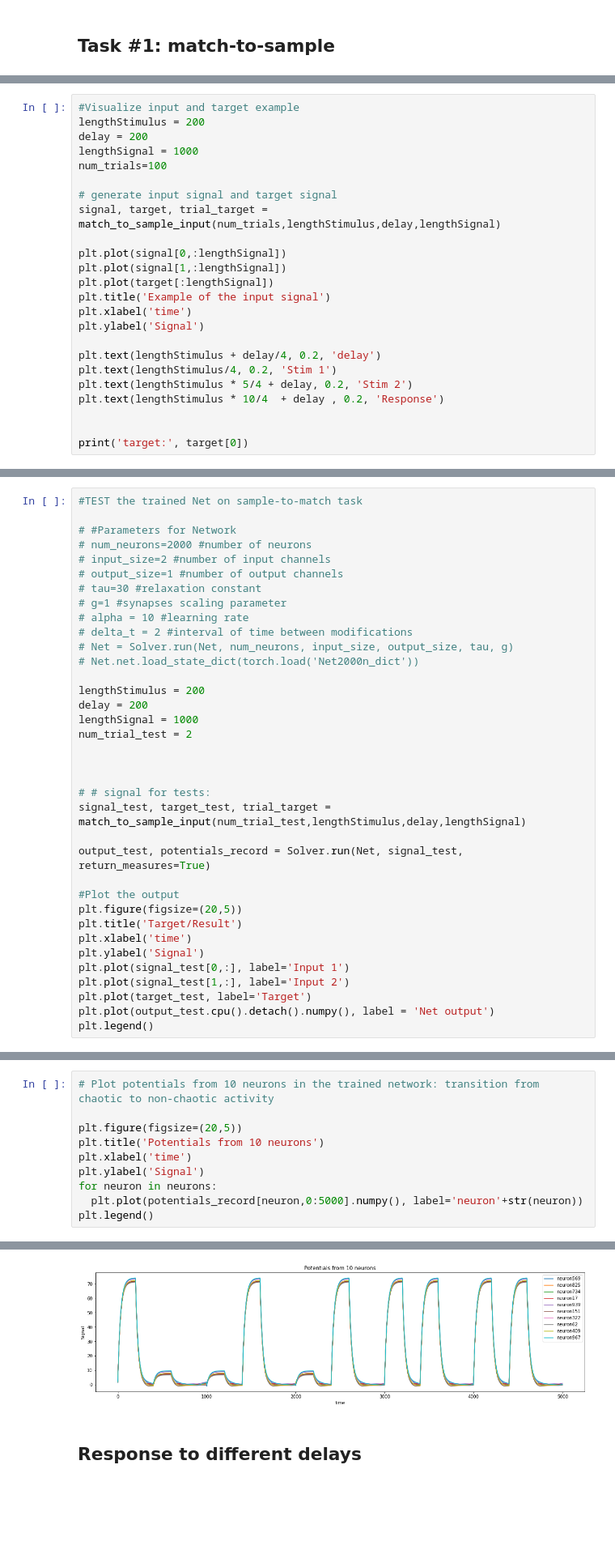
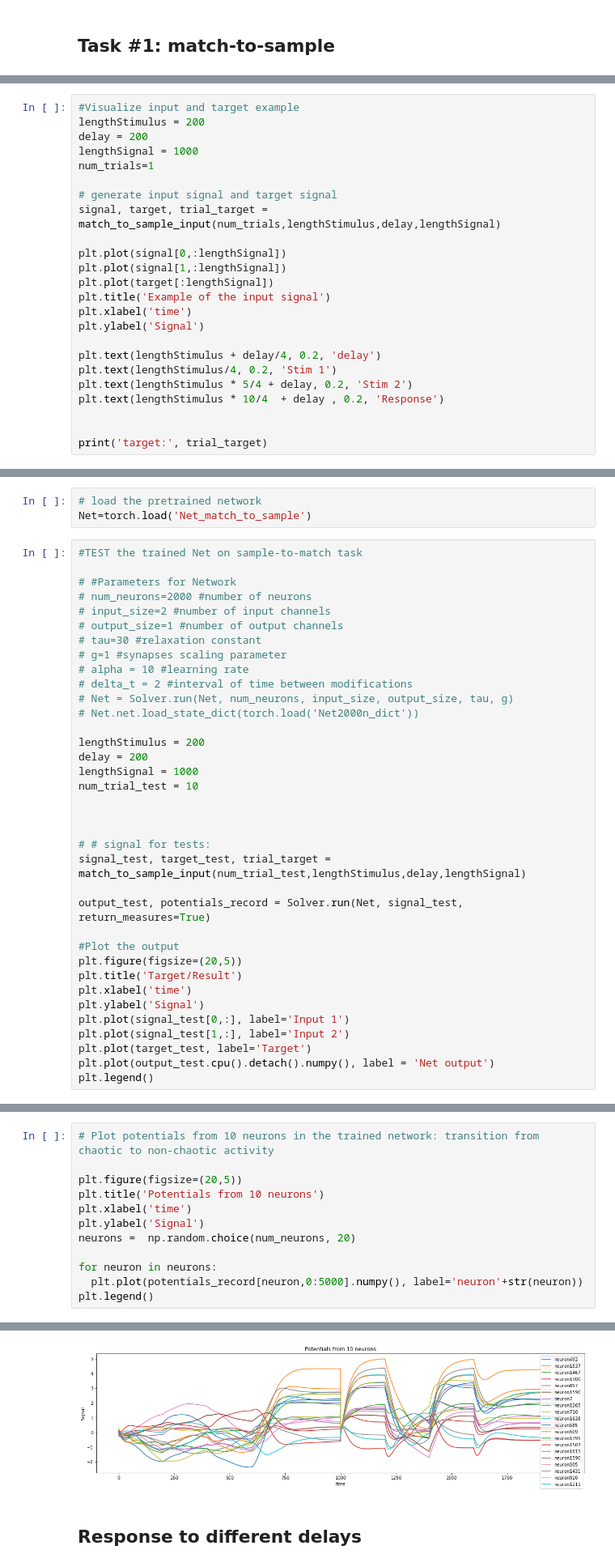
Before and after one commit to Tatyana-jl/Force_WM, a Jupyter notebook: FORCE Net experiments.ipynb, the cells around one changed output, grey strips where cells are left out. Shown at 81% size. Drawn from its saved outputs; the diff is of its cells as text; blank space fills up the shorter version.

```diff
--- a/FORCE Net experiments.ipynb
+++ b/FORCE Net experiments.ipynb
@@ -157,7 +144,7 @@ tensor([[-0.0938, -0.0818,  0.0311, -0.1848, -0.2435],
 lengthStimulus = 200
 delay = 200
 lengthSignal = 1000
-num_trials=100
+num_trials=1
 
 # generate input signal and target signal
 signal, target, trial_target = match_to_sample_input(num_trials,lengthStimulus,delay,lengthSignal)
@@ -175,5 +162,5 @@ plt.text(lengthStimulus * 5/4 + delay, 0.2, 'Stim 2')
 plt.text(lengthStimulus * 10/4  + delay , 0.2, 'Response')
 
 
-print('target:', target[0])
+print('target:', trial_target)
 # %% [output]
@@ -261,3 +239,6 @@ KeyboardInterrupt:
+# %%
+# load the pretrained network
+Net=torch.load('Net_match_to_sample')
 # %%
 #TEST the trained Net on sample-to-match task
 
@@ -275,7 +256,7 @@ KeyboardInterrupt:
 lengthStimulus = 200
 delay = 200
 lengthSignal = 1000
-num_trial_test = 2
+num_trial_test = 10
 
 
 
@@ -324,16 +342,18 @@ output_test, pattern4 = Solver.run(Net, signal_test, return_measures=True)
 # %%
 # Plot potentials from 10 neurons in the trained network: transition from chaotic to non-chaotic activity
 
 plt.figure(figsize=(20,5))
 plt.title('Potentials from 10 neurons')
 plt.xlabel('time')
 plt.ylabel('Signal')
+neurons =  np.random.choice(num_neurons, 20)
+
 for neuron in neurons:
   plt.plot(potentials_record[neuron,0:5000].numpy(), label='neuron'+str(neuron))
 plt.legend()
 # %% [output]
 <matplotlib.legend.Legend at 0x...>
-[figure, old version]
+[figure, new version]
 # %% [markdown]
 ## Response to different delays
 # %%
```
Also changed, not shown: parts of 23 cells of this notebook, 1 other file.
